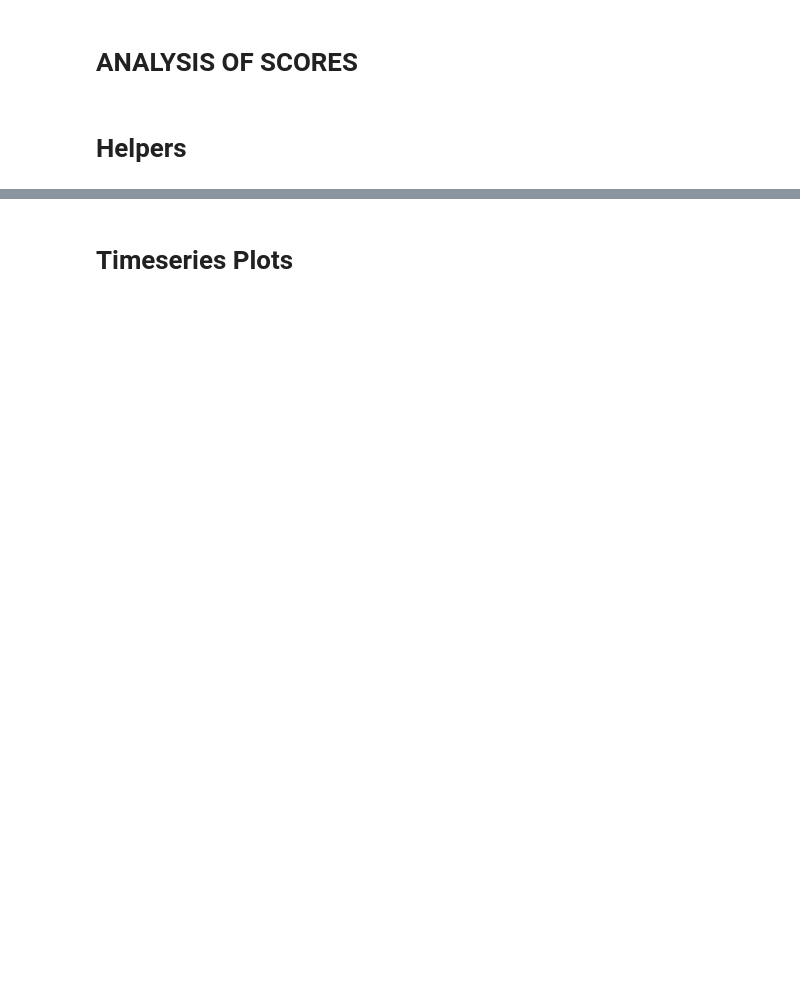
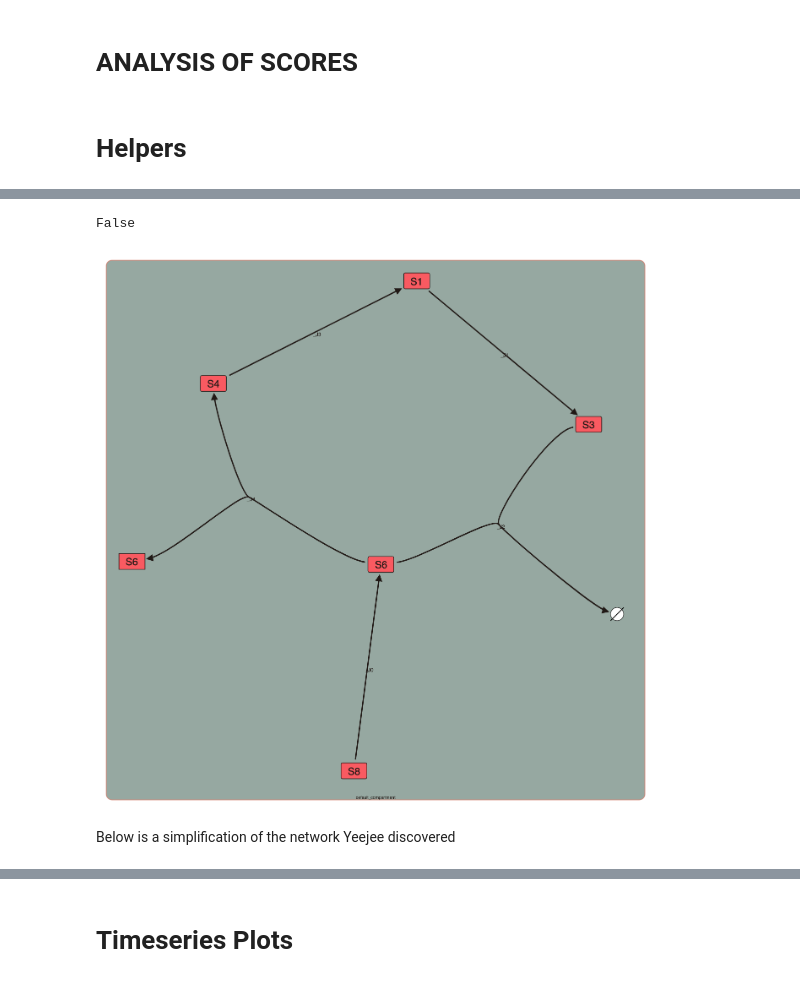
Before and after one commit to ModelEngineering/model_linearity_analysis, a Jupyter notebook: notebooks/score_analysis.ipynb, the cells around one changed output, grey strips where cells are left out. Drawn from its saved outputs; the diff is of its cells as text; code cells hidden in the pictures; blank space fills up the shorter version.

```diff
--- a/notebooks/score_analysis.ipynb
+++ b/notebooks/score_analysis.ipynb
@@ -38,0 +62,16 @@ def evaluateMlp(model_num, num_splits=2, is_slow_subspace: bool = False,
+# %%
+def draw(ant_str: str):
+    rr = te.loada(ant_str)
+    sbml_str = rr.getSBML()
+    net = sb.load(sbml_str)
+
+    # Render the network and save a PNG
+    print(net.set_size((50.0, 50.0)))
+    net.draw()
+
+draw(YJ_NET)
+# %% [output]
+False
+[figure, added]
+# %% [markdown]
+Below is a simplification of the network Yeejee discovered
```
Also changed, not shown: parts of 13 cells of this notebook, 8 other files.
